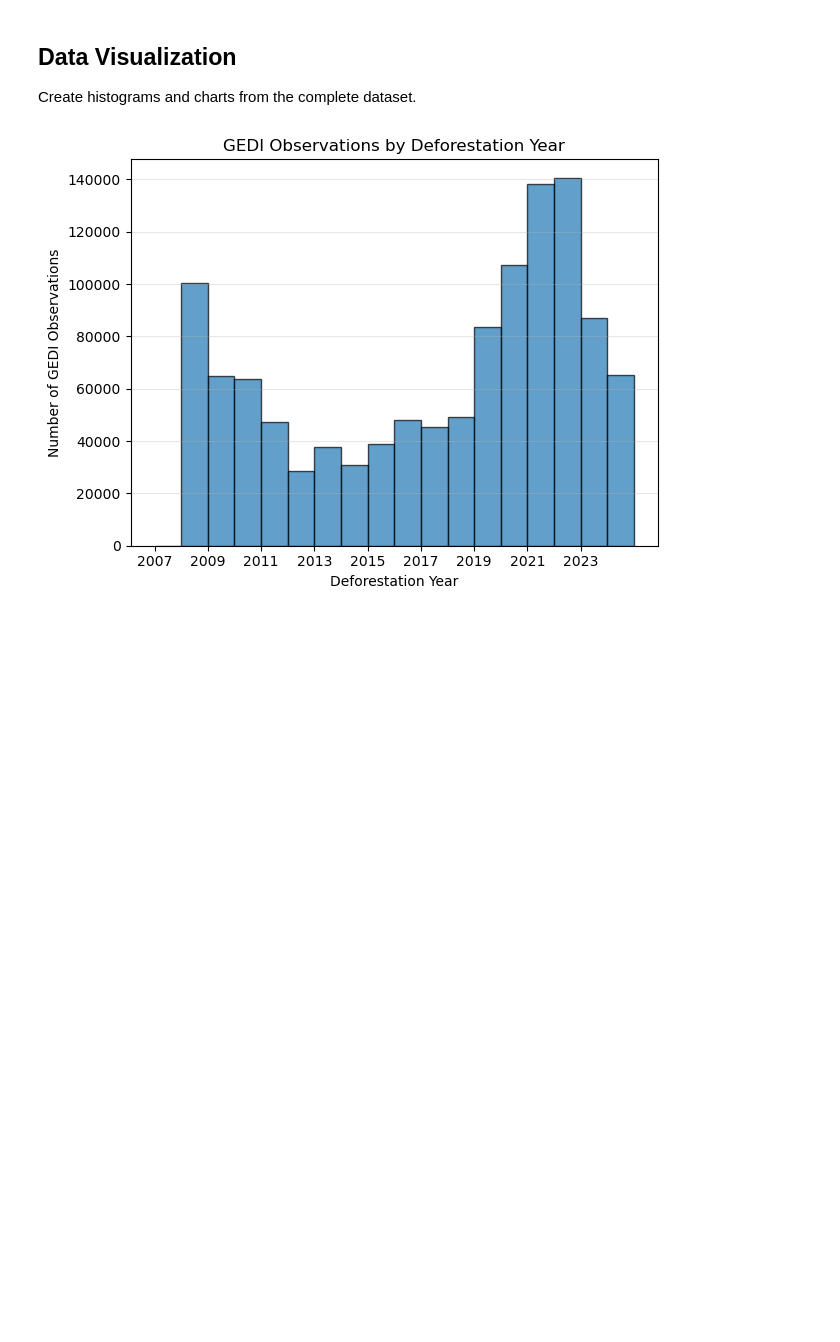
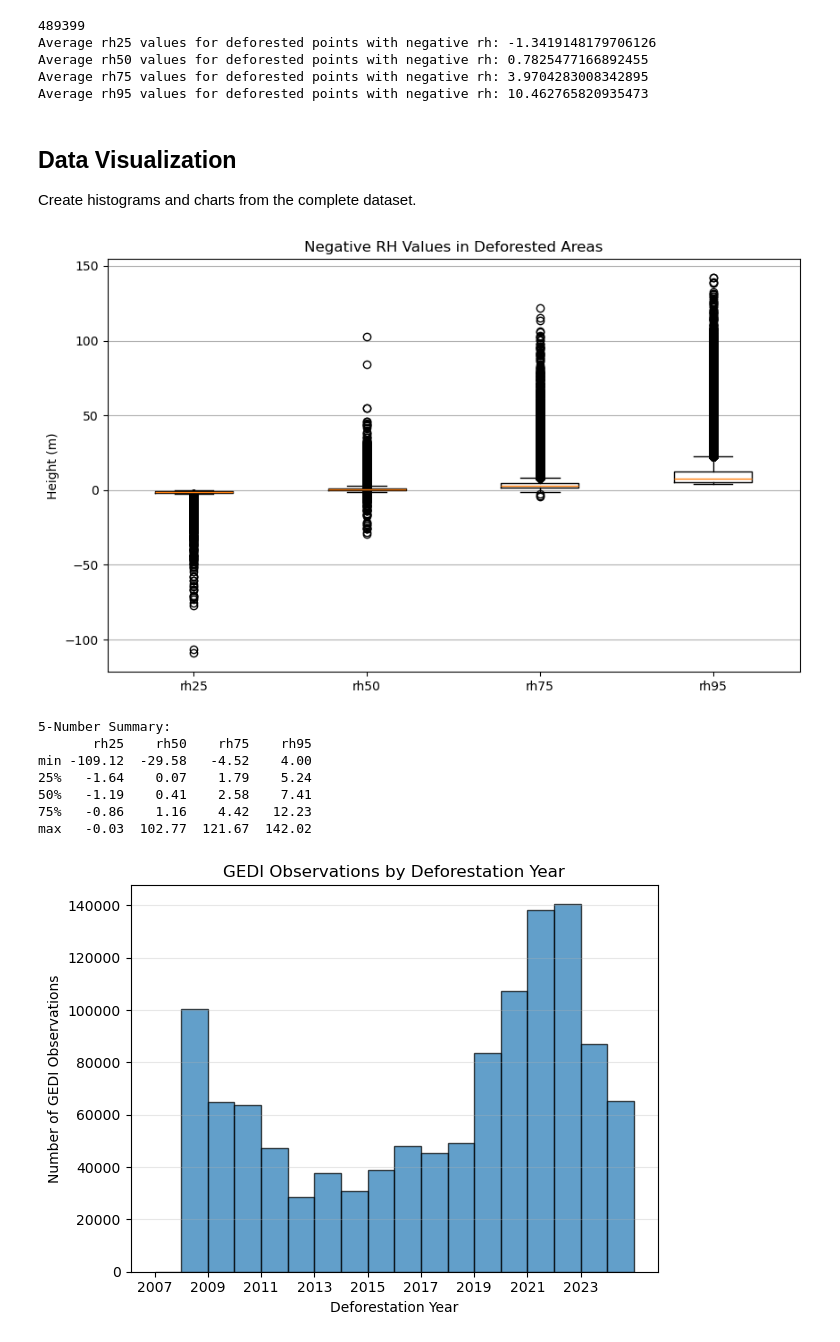
Before and after one commit to NaiaraSPinto/VegMapper, a Jupyter notebook: histogram_creation/new_hist_creation.ipynb, the cells around one changed output. Saved outputs shown, nothing was run; the diff lists cells and outputs as text; code cells hidden in the pictures; blank space fills up the shorter version.

```diff
--- a/histogram_creation/new_hist_creation.ipynb
+++ b/histogram_creation/new_hist_creation.ipynb
@@ -135,7 +144,54 @@ Total rows: 30,112,128
+# %%
+# Get statistics for the rows with negative deforestation values
+only_negative_rh_deforested = df[
+    (df['land_class'].str.startswith('deforestation_')) &
+    (df['rh25'] < 0)
+    ]
+
+print(len(only_negative_rh_deforested))
+avg_rh25_neg_rh_deforested = only_negative_rh_deforested['rh25'].mean()
+avg_rh50_neg_rh_deforested = only_negative_rh_deforested['rh50'].mean()
+avg_rh75_neg_rh_deforested = only_negative_rh_deforested['rh75'].mean()
+avg_rh95_neg_rh_deforested = only_negative_rh_deforested['rh95'].mean()
+
+print(f"Average rh25 values for deforested points with negative rh: {avg_rh25_neg_rh_deforested}")
+print(f"Average rh50 values for deforested points with negative rh: {avg_rh50_neg_rh_deforested}")
+print(f"Average rh75 values for deforested points with negative rh: {avg_rh75_neg_rh_deforested}")
+print(f"Average rh95 values for deforested points with negative rh: {avg_rh95_neg_rh_deforested}")
+# %% [output]
+489399
+Average rh25 values for deforested points with negative rh: -1.3419148179706126
+Average rh50 values for deforested points with negative rh: 0.7825477166892455
+Average rh75 values for deforested points with negative rh: 3.9704283008342895
+Average rh95 values for deforested points with negative rh: 10.462765820935473
 # %% [markdown]
 ## Data Visualization
 
 Create histograms and charts from the complete dataset.
+# %%
+#Boxplots for the negative rh values in deforested points
+
+metrics = ['rh25', 'rh50', 'rh75', 'rh95']
+data = [only_negative_rh_deforested[m] for m in metrics]
+
+plt.figure(figsize=(10,6))
+plt.boxplot(data, labels=metrics)
+plt.ylabel('Height (m)')
+plt.title('Negative RH Values in Deforested Areas')
+plt.grid(axis='y')
+plt.show()
+
+print("\n5-Number Summary:")
+print(only_negative_rh_deforested[metrics].describe().loc[['min', '25%', '50%', '75%', 'max']])
+# %% [output]
+[figure, added]
+5-Number Summary:
+       rh25    rh50    rh75    rh95
+min -109.12  -29.58   -4.52    4.00
+25%   -1.64    0.07    1.79    5.24
+50%   -1.19    0.41    2.58    7.41
+75%   -0.86    1.16    4.42   12.23
+max   -0.03  102.77  121.67  142.02
 # %%
 
 deforestation_data = df[df['land_class'].str.startswith('deforestation_', na=False)]
```
Also changed, not shown: parts of 11 cells of this notebook.
